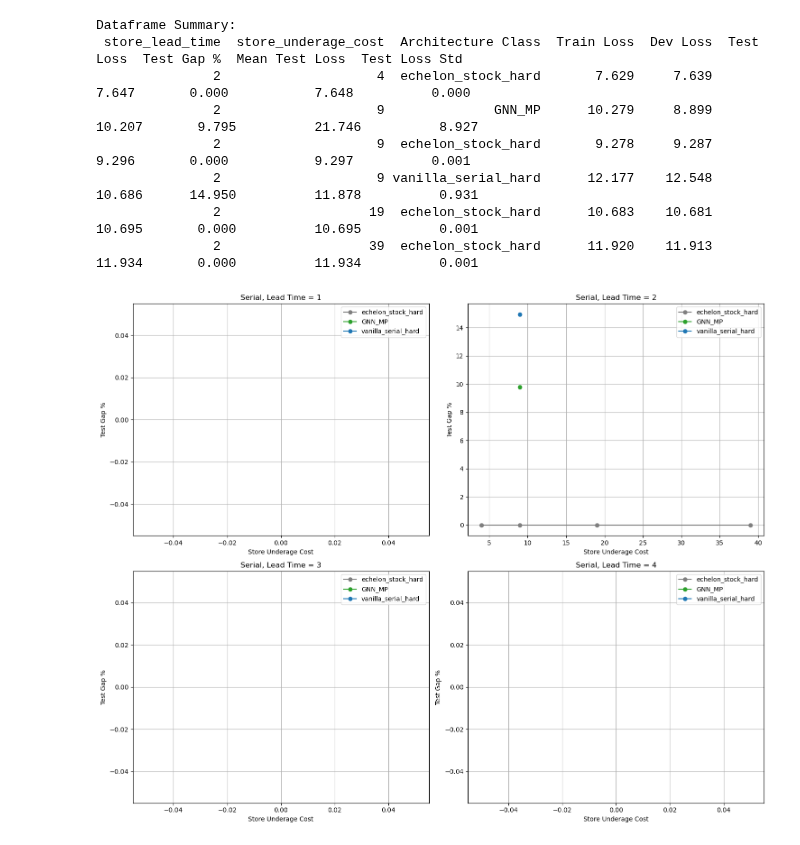
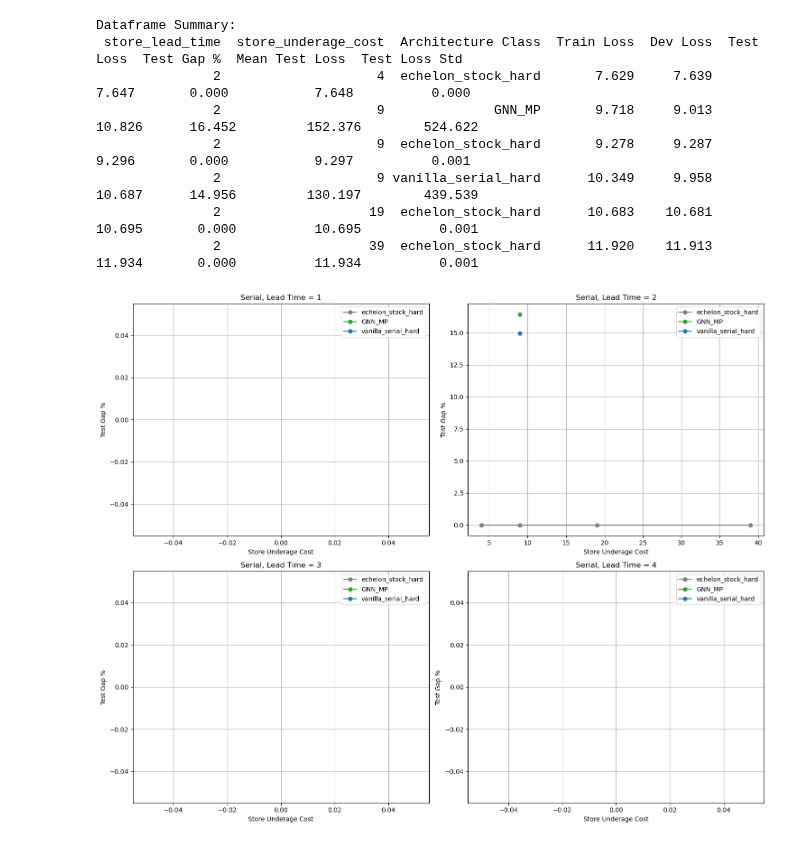
Before and after one commit to minuk302/Neural_inventory_control, a Jupyter notebook: analysis/ray_generic_architecture_serial.ipynb, the cells around one changed output. Cells and saved outputs as stored; diff of their text form; code cells hidden in the pictures.

```diff
--- a/analysis/ray_generic_architecture_serial.ipynb
+++ b/analysis/ray_generic_architecture_serial.ipynb
@@ -134,8 +137,8 @@ def custom_data_filler(out_row, reference_row):
 def default_condition_setter(condition_name):
     return None
 
-sort_by = 'test_loss'
-pick_row_from_run_by = 'test_loss'
+sort_by = 'dev_loss'
+pick_row_from_run_by = 'dev_loss'
 
 results_interpretor = rri.RayResultsinterpreter()
 
@@ -352,8 +389,8 @@ def custom_data_filler(out_row, reference_row):
 def default_condition_setter(condition_name):
     return None
 
-sort_by = 'test_loss'
-pick_row_from_run_by = 'test_loss'
+sort_by = 'dev_loss'
+pick_row_from_run_by = 'dev_loss'
 
 results_interpretor = rri.RayResultsinterpreter()
 
@@ -488,7 +559,7 @@ def default_condition_setter(condition_name):
     return None
 
 sort_by = 'test_loss'
-pick_row_from_run_by = 'test_loss'
+pick_row_from_run_by = 'dev_loss'
 
 results_interpretor = rri.RayResultsinterpreter()
 
@@ -623,8 +694,8 @@ def custom_data_filler(out_row, reference_row):
 def default_condition_setter(condition_name):
     return None
 
-sort_by = 'test_loss'
-pick_row_from_run_by = 'test_loss'
+sort_by = 'dev_loss'
+pick_row_from_run_by = 'dev_loss'
 
 results_interpretor = rri.RayResultsinterpreter()
 
@@ -706,33 +777,33 @@ for idx, lead_time in enumerate(params['store_lead_time']):
         arch_data = lead_time_df[lead_time_df['Architecture Class'] == arch]
         x = arch_data['store_underage_cost'].values
         y = arch_data['Test Gap %'].values
         # Sort x and y based on x values
         sort_idx = np.argsort(x)
         x = x[sort_idx]
         y = y[sort_idx]
 
         axes[idx].plot(x, y,
                       marker='o',
                       label=arch,
                       color=color_scheme[arch],
                       linestyle=linestyle_scheme[arch])
 
     axes[idx].set_title(f'Serial, Lead Time = {lead_time}')
     axes[idx].set_xlabel('Store Underage Cost')
     axes[idx].set_ylabel('Test Gap %')
     axes[idx].grid(True)
     axes[idx].legend()
 
 
 plt.tight_layout()
 plt.show()
 # %% [output]
 Dataframe Summary:
  store_lead_time  store_underage_cost  Architecture Class  Train Loss  Dev Loss  Test Loss  Test Gap %  Mean Test Loss  Test Loss Std
                2                    4  echelon_stock_hard       7.629     7.639      7.647       0.000           7.648          0.000
-               2                    9              GNN_MP      10.279     8.899     10.207       9.795          21.746          8.927
+               2                    9              GNN_MP       9.718     9.013     10.826      16.452         152.376        524.622
                2                    9  echelon_stock_hard       9.278     9.287      9.296       0.000           9.297          0.001
-               2                    9 vanilla_serial_hard      12.177    12.548     10.686      14.950          11.878          0.931
+               2                    9 vanilla_serial_hard      10.349     9.958     10.687      14.956         130.197        439.539
                2                   19  echelon_stock_hard      10.683    10.681     10.695       0.000          10.695          0.001
                2                   39  echelon_stock_hard      11.920    11.913     11.934       0.000          11.934          0.001
-[figure, old version]
+[figure, new version]
```
Also changed, not shown: parts of 6 cells of this notebook, 34 other files.
